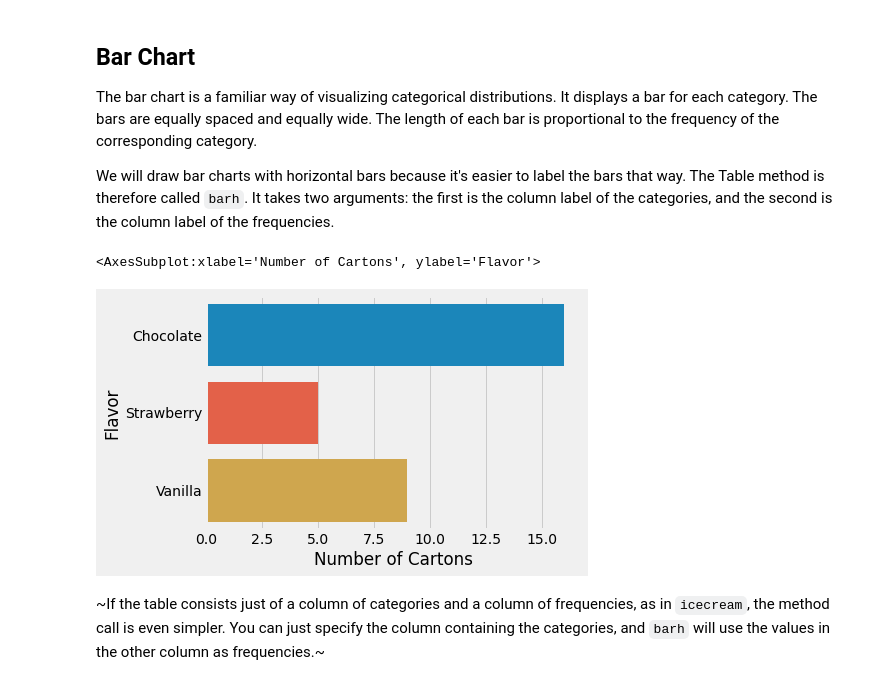
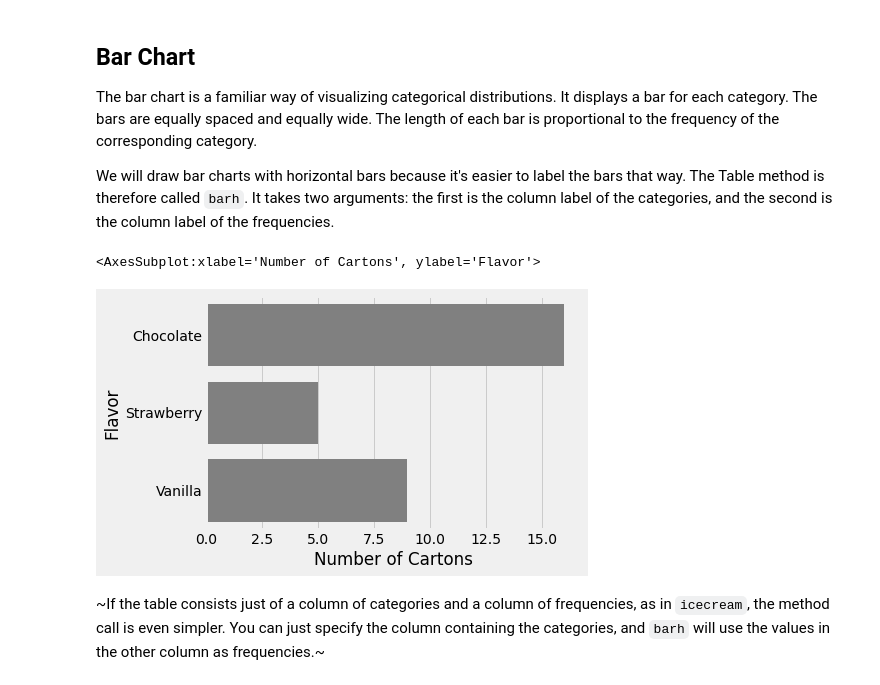
Before and after one commit to floreencia/textbook-flo, a Jupyter notebook: chapters/07/1/Visualizing_Categorical_Distributions.ipynb, the cells around one changed output. Drawn from its saved outputs; the diff is of its cells as text; code cells hidden in the pictures.

Commit message:
remove color from plots

```diff
--- a/chapters/07/1/Visualizing_Categorical_Distributions.ipynb
+++ b/chapters/07/1/Visualizing_Categorical_Distributions.ipynb
@@ -39,10 +39,10 @@ The bar chart is a familiar way of visualizing categorical distributions. It dis
 
 We will draw bar charts with horizontal bars because it's easier to label the bars that way. The Table method is therefore called `barh`. It takes two arguments: the first is the column label of the categories, and the second is the column label of the frequencies.
 # %%
-sns.barplot(y='Flavor', x='Number of Cartons', data=icecream)
+sns.barplot(y='Flavor', x='Number of Cartons', data=icecream, color='grey')
 # %% [output]
 <AxesSubplot:xlabel='Number of Cartons', ylabel='Flavor'>
-[figure, old version]
+[figure, new version]
 # %% [markdown]
 ~If the table consists just of a column of categories and a column of frequencies, as in `icecream`, the method call is even simpler. You can just specify the column containing the categories, and `barh` will use the values in the other column as frequencies.~
 # %% [markdown]
```
Also changed, not shown: parts of 4 cells of this notebook.
